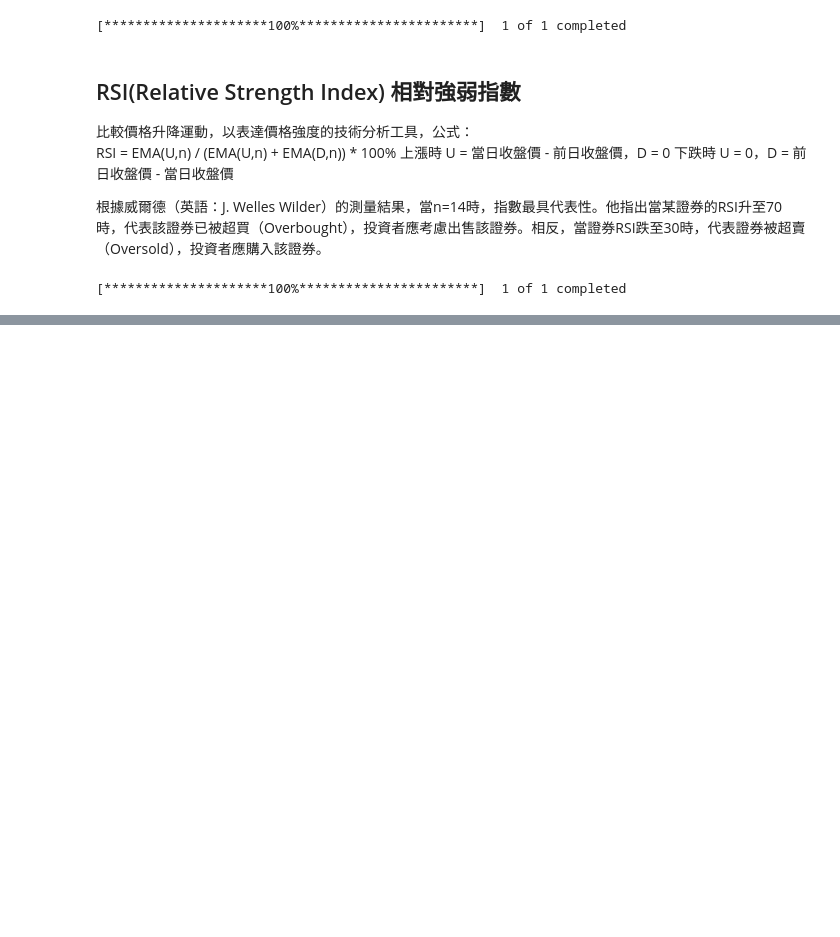
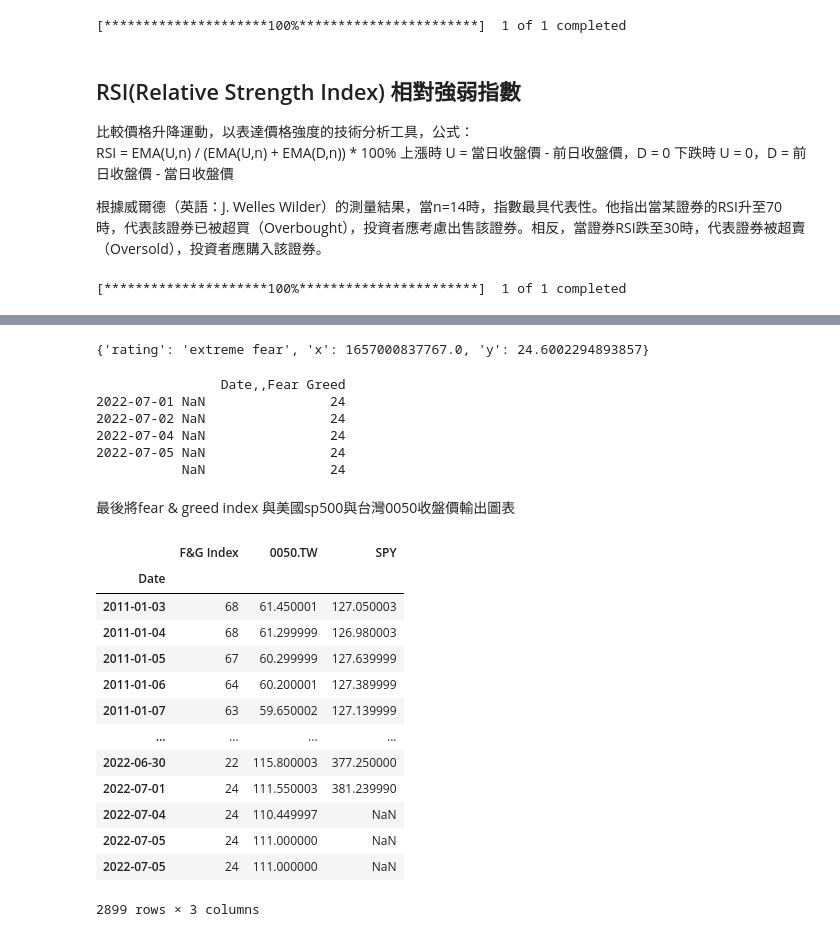
Before and after one commit to Lianyihwei/RobbiLian, a Jupyter notebook: FinanceWithPython_1.ipynb, the cells around one changed output, grey strips where cells are left out. Drawn from its saved outputs; the diff is of its cells as text; code cells hidden in the pictures; blank space fills up the shorter version.

```diff
--- a/FinanceWithPython_1.ipynb
+++ b/FinanceWithPython_1.ipynb
@@ -286,0 +381,80 @@ ticker_rsi("2330.tw", "3y", "1d")
+# %%
+import requests
+import json
+import csv
+from datetime import datetime
+
+# 運用requests套件取得Fear & Greed Index歷史數據
+url = "https://production.dataviz.cnn.io/index/fearandgreed/graphdata/"
+date = '2022-07-01'
+headers = {
+    "authority": "production.dataviz.cnn.io",
+    "method": "GET",
+    "path": "/index/fearandgreed/graphdata/"+date,
+    "scheme": "https",
+    "user-agent": "Mozilla/5.0 (Macintosh; Intel Mac OS X 10_15_7) AppleWebKit/537.36 (KHTML, like Gecko) Chrome/103.0.0.0 Safari/537.36"
+}
+res = requests.get(url+date, headers = headers)
+data = json.loads(res.text)
+data
+# %% [output]
+{'rating': 'extreme fear', 'x': 1657000837767.0, 'y': 24.6002294893857}
+# %%
+# 需要的資料存在"fear_and_greed_historical" : "data" : "x" 與"y"
+# 將"data" 取出存入fg_data，建立一個空字典fear_grid_value準備放入 {"x" : "y"}
+# 並將fear_grid_value中的key-value值寫成csv檔案
+# 有了csv就可用pandas轉成DataFrame格式，就可以跟與其他股票資訊一起分析
+fg_data = data["fear_and_greed_historical"]["data"]
+fear_grid_value = {}
+filename = "data/fear_greed_20220705.csv"
+with open(filename, "w", newline="") as f:
+    writer = csv.writer(f)
+    writer.writerow(['Date,Fear Greed'])
+    for data in fg_data:
+        dt = datetime.fromtimestamp(data['x']/1000).strftime("%Y-%m-%d")
+        fear_grid_value[dt] = int(data['y'])
+        writer.writerow([dt, int(data['y'])])
+# %% [output]
+                Date,,Fear Greed
+2022-07-01 NaN                24
+2022-07-02 NaN                24
+2022-07-04 NaN                24
+2022-07-05 NaN                24
+           NaN                24
+# %% [markdown]
+最後將fear & greed index 與美國sp500與台灣0050收盤價輸出圖表
+# %%
+import yfinance as yf
+import plotly.express as px
+import plotly.graph_objects as go
+from plotly.subplots import make_subplots
+
+# 準備好fear & greed index 、SPY、0050
+df = pd.read_csv("data/fear_greed_20220705.csv")
+df2 = yf.download(["SPY", "0050.TW"], start="2011-01-01")
+# %%
+# 首先把F&G資料整理成與yfinance下載的格式一樣，idnex為datetime格式
+# yfinance只取收盤價
+# 運用merge inner方式合併，保留有相同日期的內容
+df.columns = ["Date","F&G Index"]
+df.set_index(pd.to_datetime(df['Date'],format='%Y/%m/%d'),inplace=True)
+df = df.drop(["Date"], axis=1)
+df2 = df2["Close"]
+
+ticker_fg_data = df.merge(df2, how='inner', left_index=True, right_index=True)
+ticker_fg_data
+# %% [output]
+|  | F&G Index | 0050.TW | SPY |
+| Date |  |  |  |
+| 2011-01-03 | 68 | 61.450001 | 127.050003 |
+| 2011-01-04 | 68 | 61.299999 | 126.980003 |
+| 2011-01-05 | 67 | 60.299999 | 127.639999 |
+| 2011-01-06 | 64 | 60.200001 | 127.389999 |
+| 2011-01-07 | 63 | 59.650002 | 127.139999 |
+| ... | ... | ... | ... |
+| 2022-06-30 | 22 | 115.800003 | 377.250000 |
+| 2022-07-01 | 24 | 111.550003 | 381.239990 |
+| 2022-07-04 | 24 | 110.449997 | NaN |
+| 2022-07-05 | 24 | 111.000000 | NaN |
+| 2022-07-05 | 24 | 111.000000 | NaN |
+2899 rows × 3 columns
```
Also changed, not shown: parts of 12 cells of this notebook.
